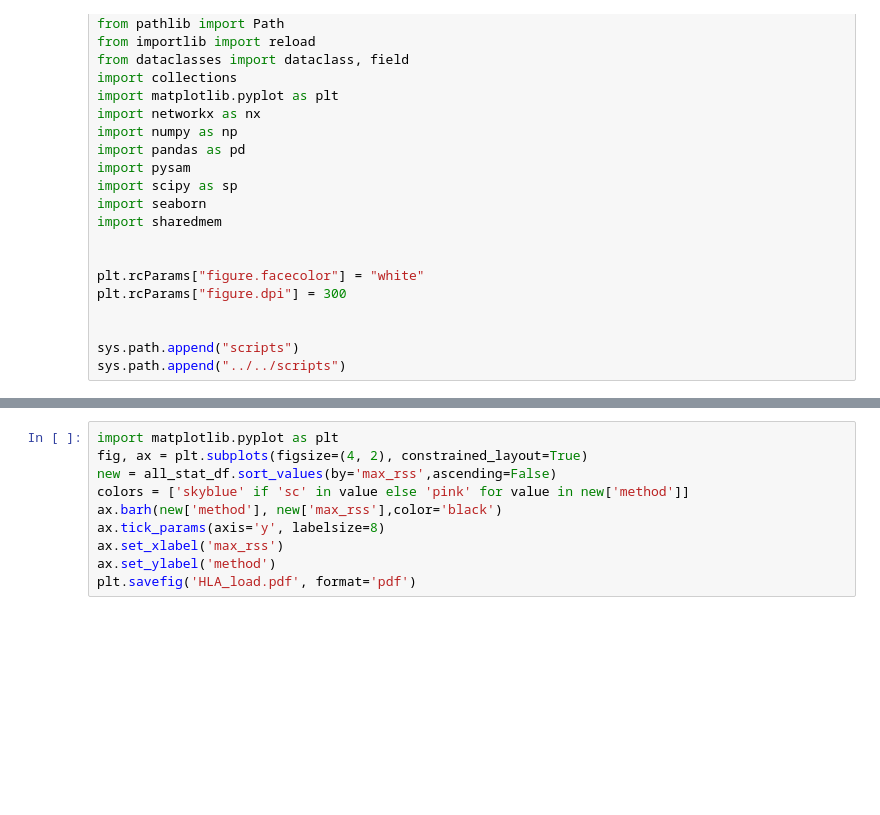
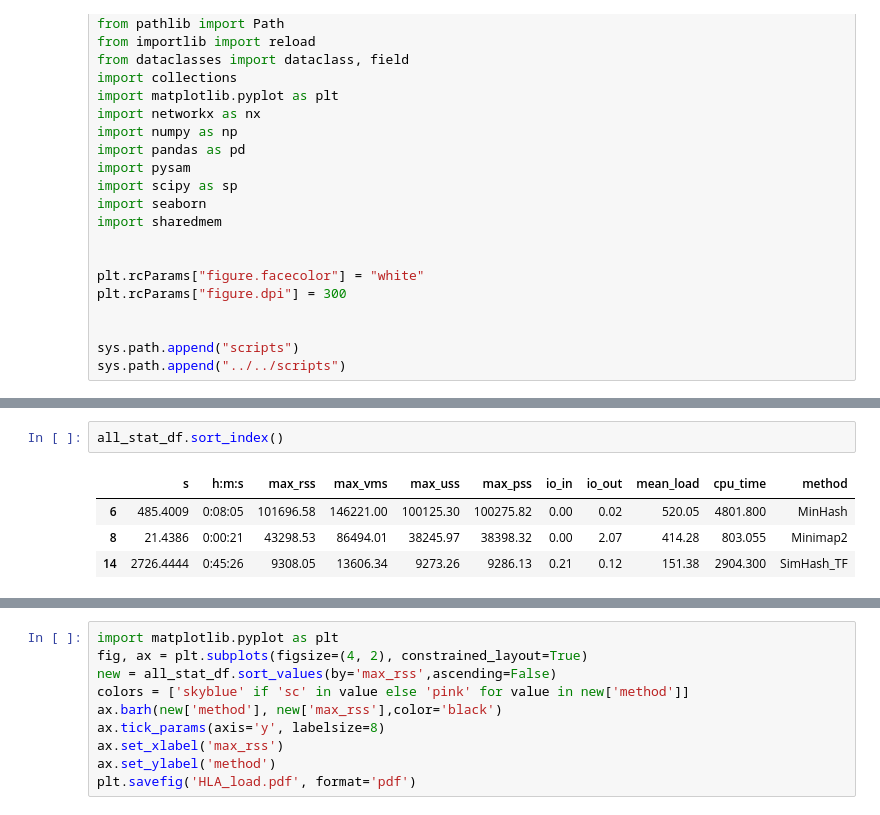
Before and after one commit to jzhang-dev/kNN-overlap-finder, a Jupyter notebook: notebooks/visulization/memory_usage.ipynb, the cells around one changed output, grey strips where cells are left out. Cells and saved outputs as stored; diff of their text form; blank space fills up the shorter version.

```diff
--- a/notebooks/visulization/memory_usage.ipynb
+++ b/notebooks/visulization/memory_usage.ipynb
@@ -68,3 +73,10 @@ all_stat_df.sort_index()
+# %%
+all_stat_df.sort_index()
+# %% [output]
+|  | s | h:m:s | max_rss | max_vms | max_uss | max_pss | io_in | io_out | mean_load | cpu_time | method |
+| 6 | 485.4009 | 0:08:05 | 101696.58 | 146221.00 | 100125.30 | 100275.82 | 0.00 | 0.02 | 520.05 | 4801.800 | MinHash |
+| 8 | 21.4386 | 0:00:21 | 43298.53 | 86494.01 | 38245.97 | 38398.32 | 0.00 | 2.07 | 414.28 | 803.055 | Minimap2 |
+| 14 | 2726.4444 | 0:45:26 | 9308.05 | 13606.34 | 9273.26 | 9286.13 | 0.21 | 0.12 | 151.38 | 2904.300 | SimHash_TF |
 # %%
 import matplotlib.pyplot as plt
 fig, ax = plt.subplots(figsize=(4, 2), constrained_layout=True)
```
Also changed, not shown: parts of 5 cells of this notebook, 26 other files.
